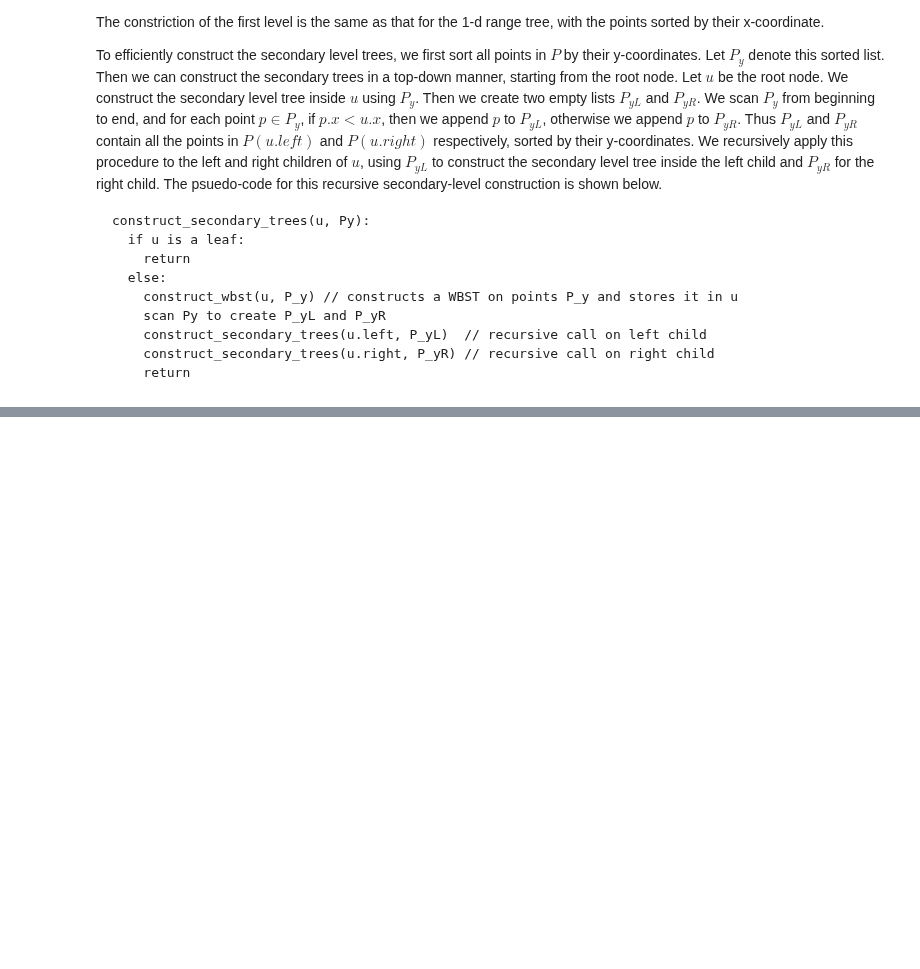
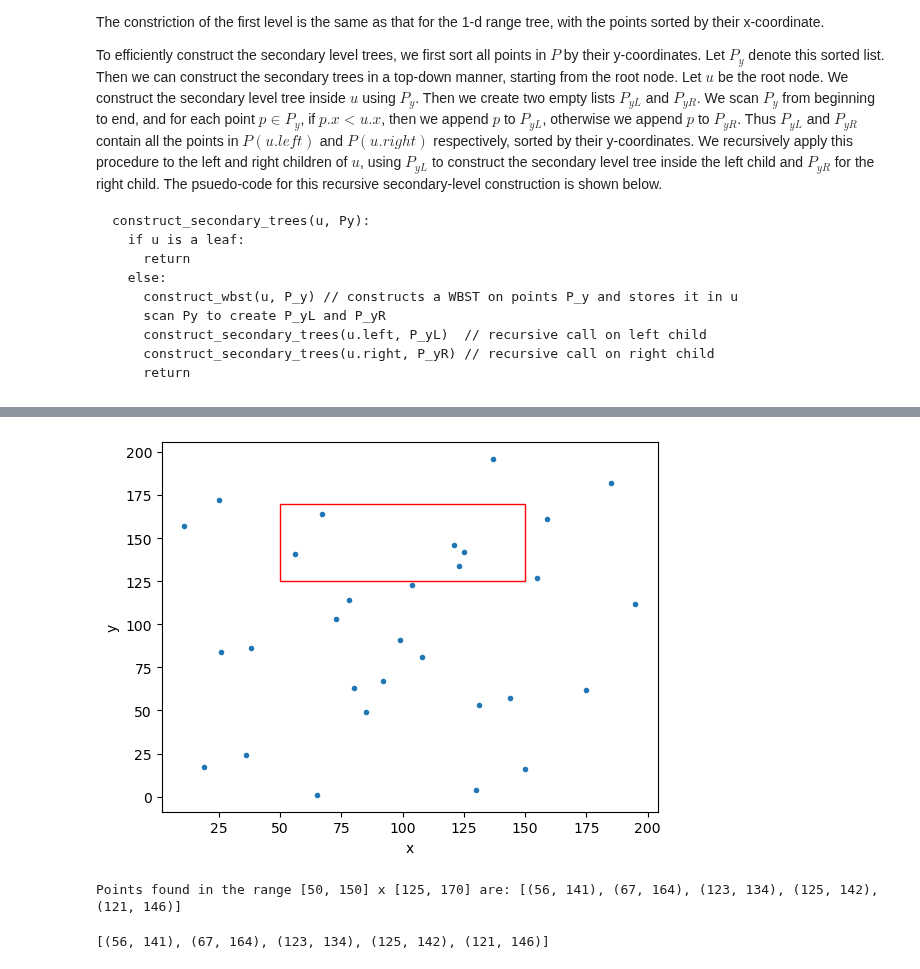
Before and after one commit to tsultan16/Classic_Algorithms, a Jupyter notebook: Range_Tree/2d_range_tree.ipynb, the cells around one changed output, grey strips where cells are left out. Saved outputs shown, nothing was run; the diff lists cells and outputs as text; code cells hidden in the pictures; blank space fills up the shorter version.

Commit message:
implemented 2d range query

```diff
--- a/Range_Tree/2d_range_tree.ipynb
+++ b/Range_Tree/2d_range_tree.ipynb
@@ -260,0 +293,11 @@ visualize_tree(tree.get_root.right.secondary_tree)
+# %%
+random.seed(0)
+
+# draw random integers between 0 and 100 without replacement
+N = 30
+Px = random.sample(range(1,200), N)
+Py = random.sample(range(1,200), N)
+P = list(zip(Px, Py))
+tree = range2d(P)
+
+visualize_tree(tree.get_root)
@@ -260,0 +306,24 @@ visualize_tree(tree.get_root.right.secondary_tree)
+# %%
+# set the 2D range query
+Q = [(50, 150), (125, 170)]
+
+# plot the points on a 2D plane
+plt.plot(Px, Py, 'o', markersize=3)
+plt.xlabel('x')
+plt.ylabel('y')
+
+# create a rectangle
+x1, x2 = Q[0]
+y1, y2 = Q[1]
+rect = patches.Rectangle((x1, y1), x2-x1, y2-y1, linewidth=1, edgecolor='r', facecolor='none')
+# add the rectangle to the plot
+plt.gca().add_patch(rect)
+plt.show()
+
+
+# report all points in the 2D range Q
+tree.report_range_2d(Q)
+# %% [output]
+[figure, added]
+Points found in the range [50, 150] x [125, 170] are: [(56, 141), (67, 164), (123, 134), (125, 142), (121, 146)]
+[(56, 141), (67, 164), (123, 134), (125, 142), (121, 146)]
```
Also changed, not shown: parts of 5 cells of this notebook.
